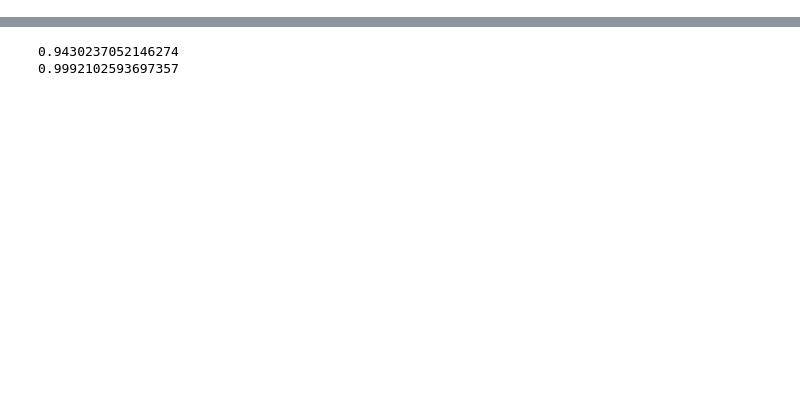
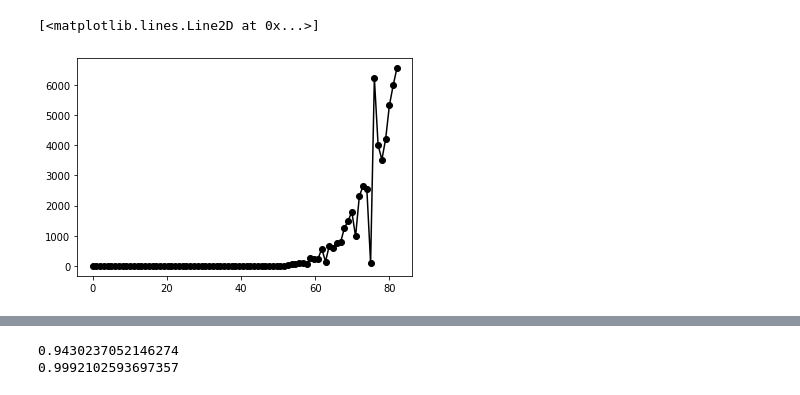
Before and after one commit to pgunnell/data_analysis_misc, a Jupyter notebook: Corona_analysis_full_data.ipynb, the cells around one changed output, grey strips where cells are left out. Saved outputs shown, nothing was run; the diff lists cells and outputs as text; code cells hidden in the pictures; blank space fills up the shorter version.

```diff
--- a/Corona_analysis_full_data.ipynb
+++ b/Corona_analysis_full_data.ipynb
@@ -91,3 +131,19 @@ plt.legend(loc='best')
+# %%
+#Analysis of new cases
+new_cases = []
+indices = list(Italy.index)
+
+for i in range(len(indices)-1):
+    new_cases.append(int(Italy.iloc[i+1]['total_cases'])-int(Italy.iloc[i]['total_cases']))
+
+new_cases = np.asarray(new_cases)
+x_data = np.linspace(0, len(Italy)-1, num=len(Italy)-1)
+
+plt.plot(x_data, new_cases,
+         label='New cases', color='k',marker='o')
+# %% [output]
+[<matplotlib.lines.Line2D at 0x...>]
+[figure, added]
 # %%
 def calculate_r2(y, y_fit):
     # residual sum of squares
```
Also changed, not shown: parts of 15 cells of this notebook, 1 other file.
